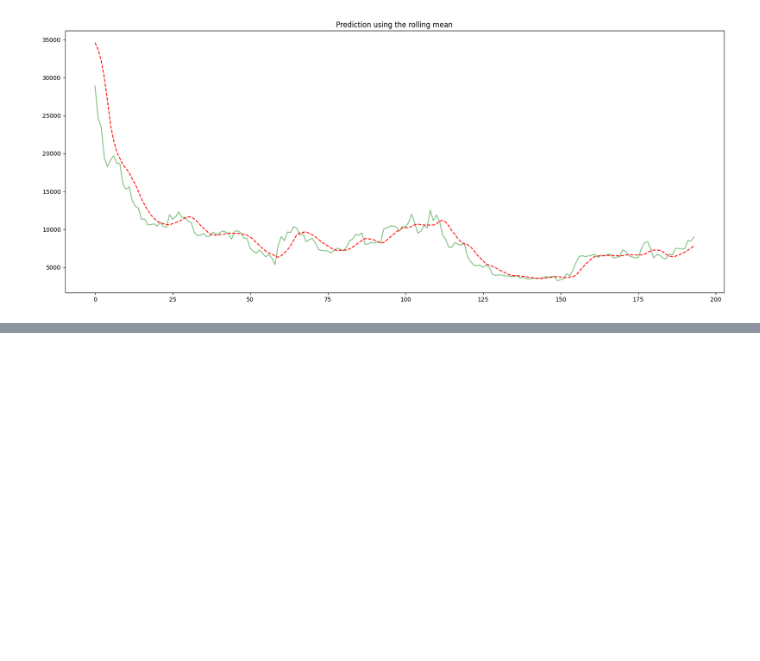
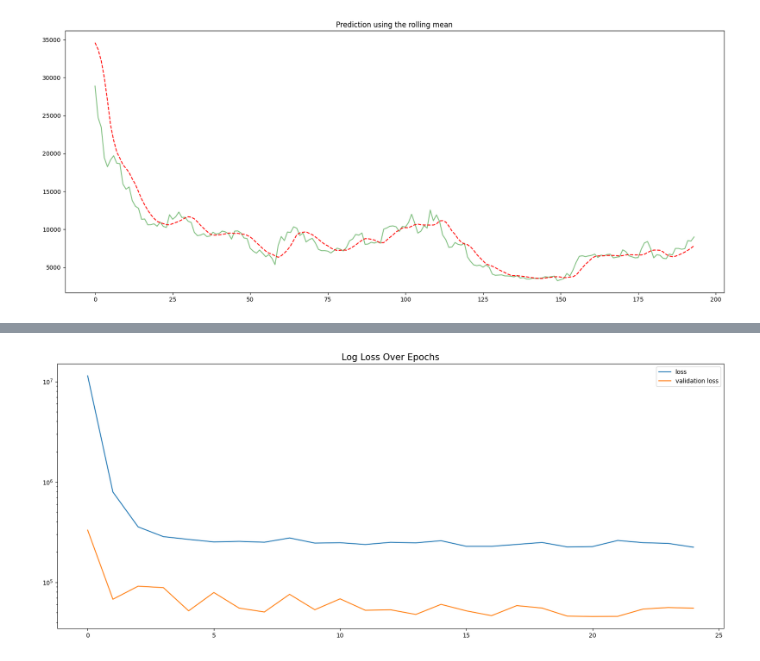
Before and after one commit to arianza1210/Data_Scientist, a Jupyter notebook: timeseries_rnn_predict.ipynb, the cells around one changed output, grey strips where cells are left out. Cells and saved outputs as stored; diff of their text form; code cells hidden in the pictures; blank space fills up the shorter version.

```diff
--- a/timeseries_rnn_predict.ipynb
+++ b/timeseries_rnn_predict.ipynb
@@ -175,0 +224,21 @@ accuracy R2 Metric : 78.04%
+# %%
+def r2_metric(y_true,y_pred):
+  total_err=tf.reduce_sum(tf.square(tf.subtract(y_true,tf.reduce_mean(y_true))))
+  unexplained_err=tf.reduce_sum(tf.square(tf.subtract(y_true,y_pred)))
+  R_squared=tf.subtract(1.0,tf.divide(unexplained_err,total_err))
+
+  return R_squared
+# %%
+, metrics
+from keras.api._v2.keras import optimizers
+# impor library using training model RNN
+from tensorflow import keras
+from tensorflow.keras.layers import Dense,LSTM,GRU,SimpleRNN,Dropout,BatchNormalization
+from tensorflow.keras.models import Sequential,Model
+
+model=Sequential()
+
+model.add(SimpleRNN(256,activation='relu',input_shape=(n_steps_in,n_features)))
+model.add(Dense(n_steps_out))
+model.compile(optimizer='adam',loss='mse',metrics=[r2_metric])
+model.summary()
@@ -175,0 +259,10 @@ accuracy R2 Metric : 78.04%
+# %%
+# setting hyperparameters
+batch_size=32
+epochs=25
+#training model RNNs
+history=model.fit(X_train,Y_train,
+                  batch_size=batch_size,
+                  epochs=epochs,
+                  validation_data=(X_test,Y_test),
+                  verbose=1)
@@ -175,0 +287,9 @@ accuracy R2 Metric : 78.04%
+# %%
+plt.yscale('log')
+plt.plot(history.history['loss'])
+plt.plot(history.history['val_loss'])
+plt.title('Log Loss Over Epochs',size=15)
+
+plt.legend(['loss','validation loss']);
+# %% [output]
+[figure, added]
```
Also changed, not shown: parts of 24 cells of this notebook.
